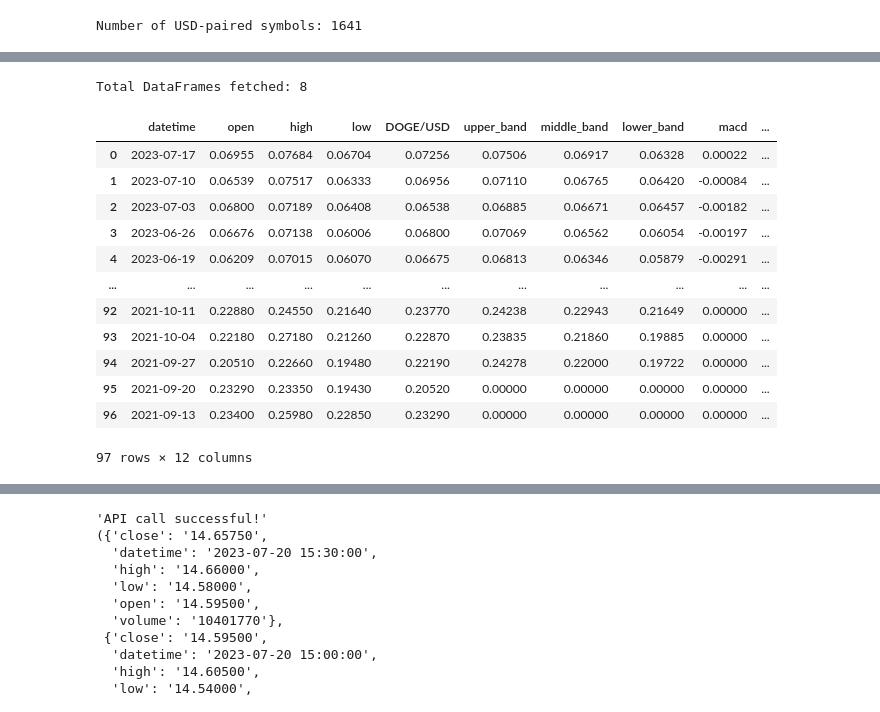
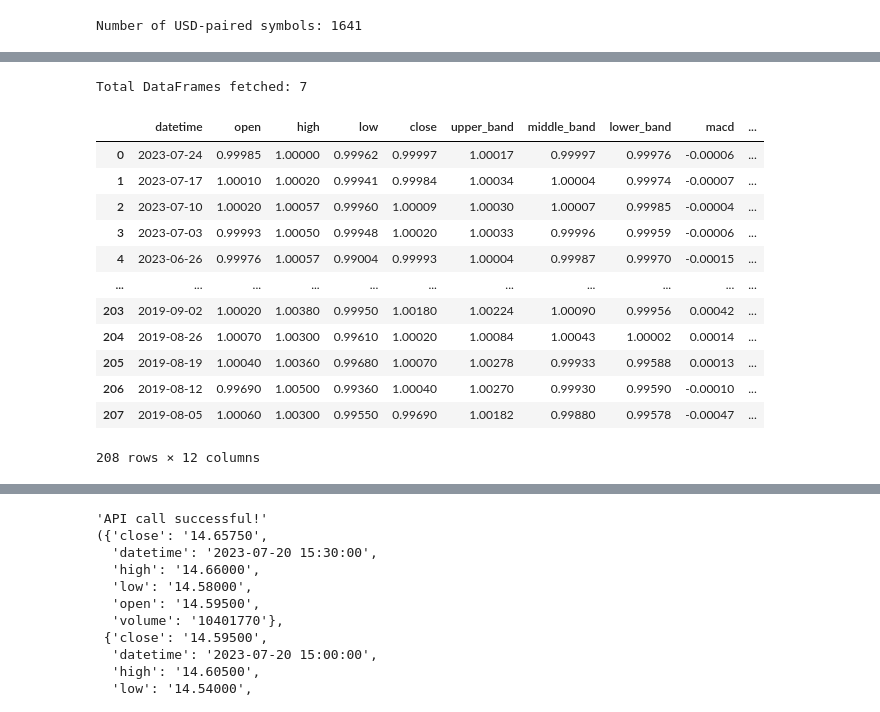
Before and after one commit to laura-gonz/Project3Stocks, a Jupyter notebook: TwelveData.ipynb, the cells around one changed output, grey strips where cells are left out. Cells and saved outputs as stored; diff of their text form; code cells hidden in the pictures.

Commit message:
removed name change of "close" column

```diff
--- a/TwelveData.ipynb
+++ b/TwelveData.ipynb
@@ -72,7 +72,8 @@ ts
 dfs = []
 
 # Loop through batches of symbols
-symbol_batch = ['BTC/USD', 'ETH/USD', 'USDT/USD', 'XRP/USD', 'BNB/USD', 'ADA/USD', 'SOL/USD', 'DOGE/USD']
+symbol_batch = ['BTC/USD', #'ETH/USD',
+                'USDT/USD', 'XRP/USD', 'BNB/USD', 'ADA/USD', 'SOL/USD', 'DOGE/USD']
 
 # Process each symbol in the current batch
 for symbol in symbol_batch:
@@ -85,7 +86,7 @@ for symbol in symbol_batch:
         ).with_bbands(time_period=3).with_macd(fast_period=4, slow_period=8, signal_period=2).with_rsi(time_period=6).as_pandas()
 
         # Rename the 'close' column to the symbol name for clarity
-        ts.rename(columns={'close': symbol}, inplace=True)
+        #ts.rename(columns={'close': symbol}, inplace=True)
 
         # Add a new numeric index column without dropping the original timestamp index
         ts.reset_index(inplace=True)
@@ -101,23 +102,23 @@ time.sleep(60)
 
 print("Total DataFrames fetched:", len(dfs))
 # %% [output]
-Total DataFrames fetched: 8
+Total DataFrames fetched: 7
 # %%
-dfs[7]
+dfs[1]
 # %% [output]
-|  | datetime | open | high | low | DOGE/USD | upper_band | middle_band | lower_band | macd | ... |
-| 0 | 2023-07-17 | 0.06955 | 0.07684 | 0.06704 | 0.07256 | 0.07506 | 0.06917 | 0.06328 | 0.00022 | ... |
-| 1 | 2023-07-10 | 0.06539 | 0.07517 | 0.06333 | 0.06956 | 0.07110 | 0.06765 | 0.06420 | -0.00084 | ... |
-| 2 | 2023-07-03 | 0.06800 | 0.07189 | 0.06408 | 0.06538 | 0.06885 | 0.06671 | 0.06457 | -0.00182 | ... |
-| 3 | 2023-06-26 | 0.06676 | 0.07138 | 0.06006 | 0.06800 | 0.07069 | 0.06562 | 0.06054 | -0.00197 | ... |
-| 4 | 2023-06-19 | 0.06209 | 0.07015 | 0.06070 | 0.06675 | 0.06813 | 0.06346 | 0.05879 | -0.00291 | ... |
+|  | datetime | open | high | low | close | upper_band | middle_band | lower_band | macd | ... |
+| 0 | 2023-07-24 | 0.99985 | 1.00000 | 0.99962 | 0.99997 | 1.00017 | 0.99997 | 0.99976 | -0.00006 | ... |
+| 1 | 2023-07-17 | 1.00010 | 1.00020 | 0.99941 | 0.99984 | 1.00034 | 1.00004 | 0.99974 | -0.00007 | ... |
+| 2 | 2023-07-10 | 1.00020 | 1.00057 | 0.99960 | 1.00009 | 1.00030 | 1.00007 | 0.99985 | -0.00004 | ... |
+| 3 | 2023-07-03 | 0.99993 | 1.00050 | 0.99948 | 1.00020 | 1.00033 | 0.99996 | 0.99959 | -0.00006 | ... |
+| 4 | 2023-06-26 | 0.99976 | 1.00057 | 0.99004 | 0.99993 | 1.00004 | 0.99987 | 0.99970 | -0.00015 | ... |
 | ... | ... | ... | ... | ... | ... | ... | ... | ... | ... | ... |
-| 92 | 2021-10-11 | 0.22880 | 0.24550 | 0.21640 | 0.23770 | 0.24238 | 0.22943 | 0.21649 | 0.00000 | ... |
-| 93 | 2021-10-04 | 0.22180 | 0.27180 | 0.21260 | 0.22870 | 0.23835 | 0.21860 | 0.19885 | 0.00000 | ... |
-| 94 | 2021-09-27 | 0.20510 | 0.22660 | 0.19480 | 0.22190 | 0.24278 | 0.22000 | 0.19722 | 0.00000 | ... |
-| 95 | 2021-09-20 | 0.23290 | 0.23350 | 0.19430 | 0.20520 | 0.00000 | 0.00000 | 0.00000 | 0.00000 | ... |
-| 96 | 2021-09-13 | 0.23400 | 0.25980 | 0.22850 | 0.23290 | 0.00000 | 0.00000 | 0.00000 | 0.00000 | ... |
+| 203 | 2019-09-02 | 1.00020 | 1.00380 | 0.99950 | 1.00180 | 1.00224 | 1.00090 | 0.99956 | 0.00042 | ... |
+| 204 | 2019-08-26 | 1.00070 | 1.00300 | 0.99610 | 1.00020 | 1.00084 | 1.00043 | 1.00002 | 0.00014 | ... |
+| 205 | 2019-08-19 | 1.00040 | 1.00360 | 0.99680 | 1.00070 | 1.00278 | 0.99933 | 0.99588 | 0.00013 | ... |
+| 206 | 2019-08-12 | 0.99690 | 1.00500 | 0.99360 | 1.00040 | 1.00270 | 0.99930 | 0.99590 | -0.00010 | ... |
+| 207 | 2019-08-05 | 1.00060 | 1.00300 | 0.99550 | 0.99690 | 1.00182 | 0.99880 | 0.99578 | -0.00047 | ... |
-97 rows × 12 columns
+208 rows × 12 columns
 # %%
 dfs[0]
 # %% [output]
```
Also changed, not shown: parts of 5 cells of this notebook, 1 other file.
